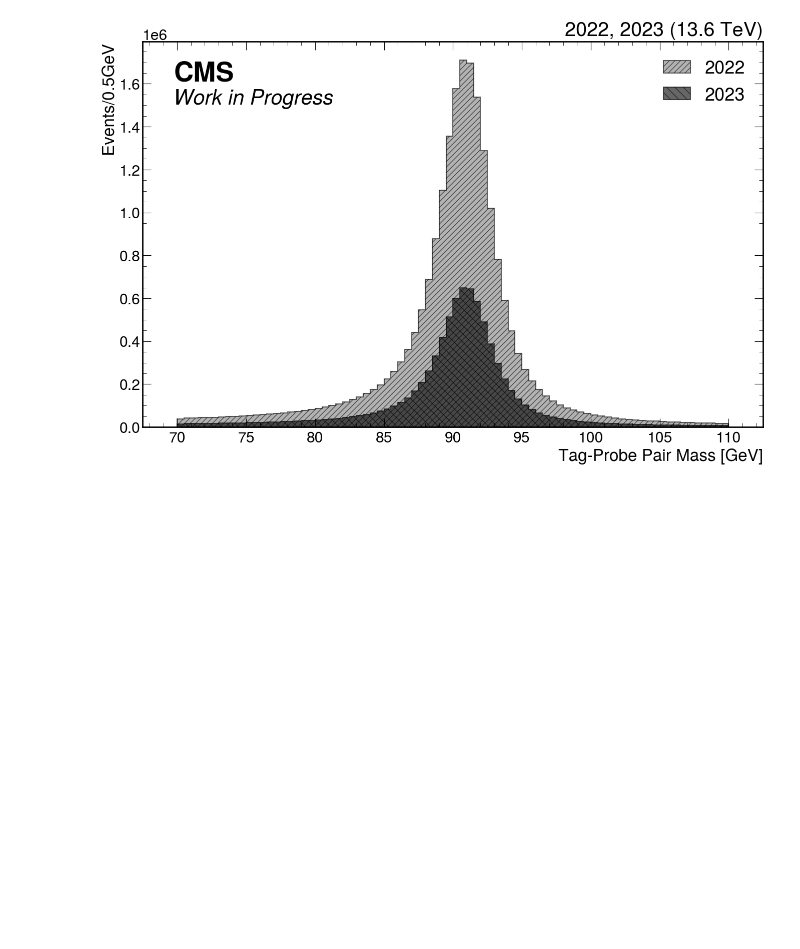
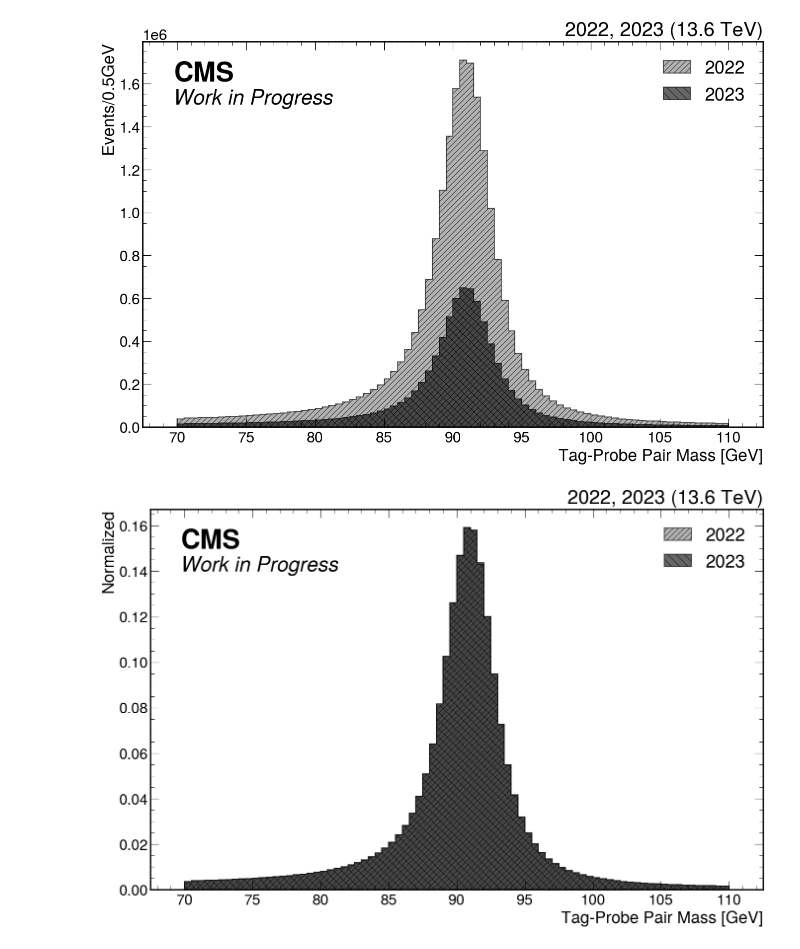
Before and after one commit to eigen1907/Workspace-RPC, a Jupyter notebook: 240425-TnP_RPC24/TnP_Plotting/plotting/hist_1d_by_probe.ipynb, the cells around one changed output. Cells and saved outputs as stored; diff of their text form; code cells hidden in the pictures; blank space fills up the shorter version.

```diff
--- a/240425-TnP_RPC24/TnP_Plotting/plotting/hist_1d_by_probe.ipynb
+++ b/240425-TnP_RPC24/TnP_Plotting/plotting/hist_1d_by_probe.ipynb
@@ -123,3 +123,65 @@ if not output_dir.exists():
 fig.savefig(output_dir / f"Run3-DiMuonMass.png")
 # %% [output]
 [figure]
+# %%
+mass2022 = np.array(data2022['dimuon_mass'])
+mass2023 = np.array(data2023['dimuon_mass'])
+
+mh.style.use(mh.styles.CMS)
+label = "Work in Progress"
+com = 13.6
+
+facecolors = ['black', 'black']
+edgecolors = ['gray', 'black']
+hatch = ['///', '\\\\']
+
+fig, ax = plt.subplots(figsize=(16, 10))
+mh.cms.label(ax=ax, data=True, label=label, com=com, year=f"2022, 2023", fontsize=30, loc=2)
+ax.set_xlabel('Tag-Probe Pair Mass [GeV]', fontsize=24)
+ax.set_ylabel('Normalized', fontsize=24)
+ax.set_xlim(67.5, 112.5)
+
+hist2022 = Hist(Regular(80, 70, 110))
+hist2023 = Hist(Regular(80, 70, 110))
+
+hist2022.fill(mass2022)
+hist2023.fill(mass2023)
+
+hist2022.plot(
+    ax = ax,
+    yerr = False,
+    histtype="fill",
+    linewidth=1.5,
+    flow=None,
+    label="2022",
+    hatch="///",
+    alpha=0.6,
+    edgecolor='black',
+    facecolor='gray',
+    density=True
+)
+
+hist2023.plot(
+    ax = ax,
+    yerr = False,
+    histtype="fill",
+    edgecolor='black',
+    facecolor='black',
+    linewidth=1.5,
+    hatch='\\\\',
+    flow=None,
+    label="2023",
+    alpha=0.6,
+    density=True
+)
+
+ax.legend(fontsize="26", loc='upper right')
+
+output_dir = working_dir / 'plotting' / 'Hist1D' / 'event-dimumass'
+
+if not output_dir.exists():
+    output_dir.mkdir(parents=True)
+
+fig.savefig(output_dir / f"Run3-DiMuonMass-Norm.png")
+# %% [output]
+[figure, added]
```
